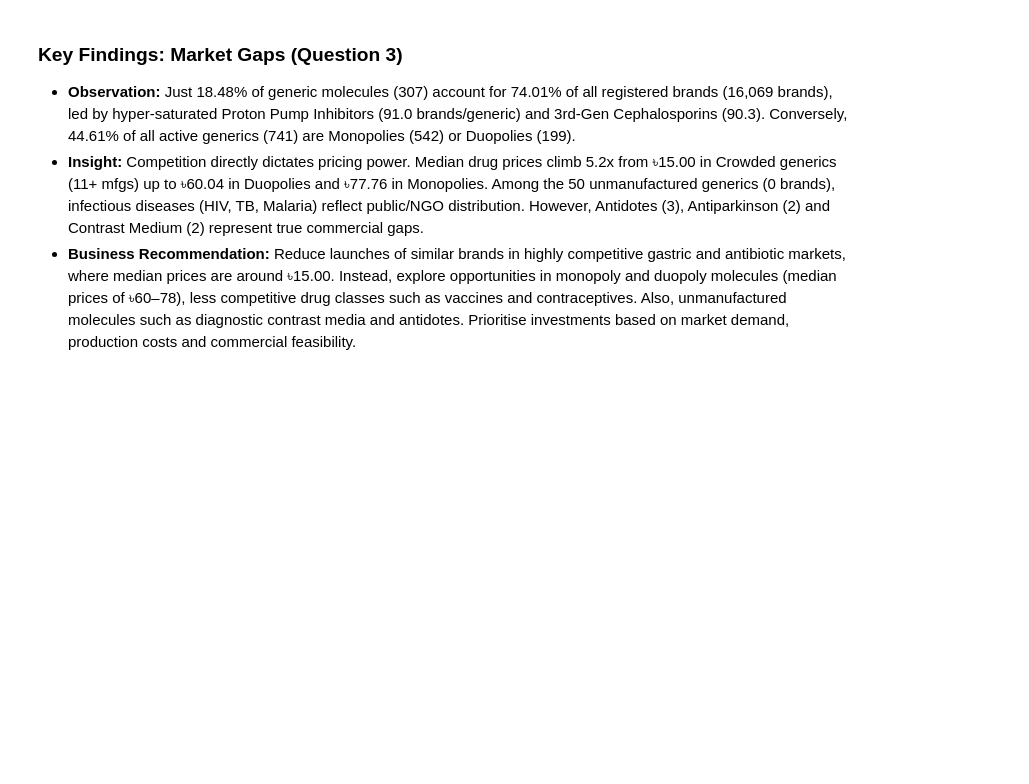
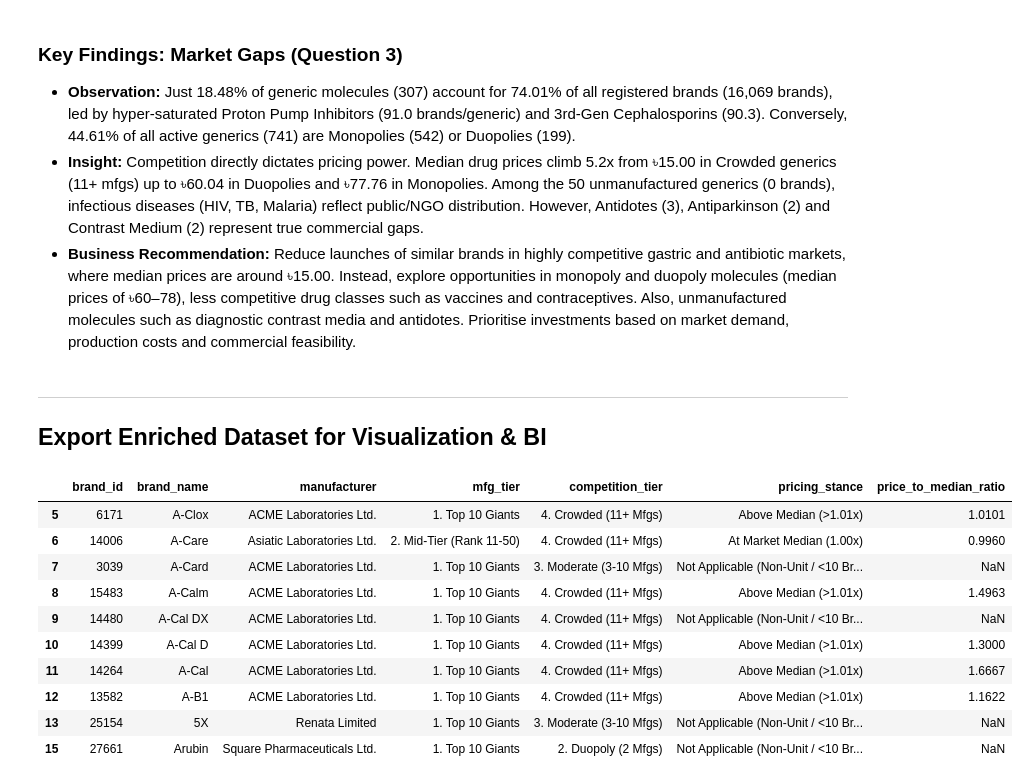
Before and after one commit to nbakh16/pharma-market-analysis-bd, a Jupyter notebook: notebooks/02_exploratory_market_analysis.ipynb, the cells around one changed output. Drawn from its saved outputs; the diff is of its cells as text; code cells hidden in the pictures; blank space fills up the shorter version.

Commit message:
enriched master medicines dataset for visualization & BI

```diff
--- a/notebooks/02_exploratory_market_analysis.ipynb
+++ b/notebooks/02_exploratory_market_analysis.ipynb
@@ -458,3 +461,43 @@ display(competition_summary)
 * **Observation:** Just 18.48% of generic molecules (307) account for 74.01% of all registered brands (16,069 brands), led by hyper-saturated Proton Pump Inhibitors (91.0 brands/generic) and 3rd-Gen Cephalosporins (90.3). Conversely, 44.61% of all active generics (741) are Monopolies (542) or Duopolies (199).
 * **Insight:** Competition directly dictates pricing power. Median drug prices climb 5.2x from ৳15.00 in Crowded generics (11+ mfgs) up to ৳60.04 in Duopolies and ৳77.76 in Monopolies. Among the 50 unmanufactured generics (0 brands), infectious diseases (HIV, TB, Malaria) reflect public/NGO distribution. However, Antidotes (3), Antiparkinson (2) and Contrast Medium (2) represent true commercial gaps.
 * **Business Recommendation:** Reduce launches of similar brands in highly competitive gastric and antibiotic markets, where median prices are around ৳15.00. Instead, explore opportunities in monopoly and duopoly molecules (median prices of ৳60–78), less competitive drug classes such as vaccines and contraceptives. Also, unmanufactured molecules such as diagnostic contrast media and antidotes. Prioritise investments based on market demand, production costs and commercial feasibility.
+# %% [markdown]
+---
+## Export Enriched Dataset for Visualization & BI
+# %%
+# display(df.info())
+# display(unit_brands_compared.info())
+df['competition_tier'] = df['generic'].map(
+    generic_competition.set_index('generic')['competition_tier']
+)
+
+df['pricing_stance'] = df['brand_id'].map(
+    unit_brands_compared.set_index('brand_id')['pricing_stance']
+).fillna('Not Applicable (Non-Unit / <10 Brands)')
+
+df['price_to_median_ratio'] = df['brand_id'].map(
+    unit_brands_compared.set_index('brand_id')['price_to_median_ratio']
+).round(4)
+
+# Export
+df.to_csv(
+    '../data/processed/master_medicines_enriched.csv',
+    index=False
+)
+
+display(df[['brand_id', 'brand_name', 'manufacturer', 'mfg_tier', 'competition_tier', 'pricing_stance', 'price_to_median_ratio']]
+        [df['pricing_basis']=='per_unit']
+        .head(10)
+)
+# %% [output]
+|  | brand_id | brand_name | manufacturer | mfg_tier | competition_tier | pricing_stance | price_to_median_ratio |
+| 5 | 6171 | A-Clox | ACME Laboratories Ltd. | 1. Top 10 Giants | 4. Crowded (11+ Mfgs) | Above Median (>1.01x) | 1.0101 |
+| 6 | 14006 | A-Care | Asiatic Laboratories Ltd. | 2. Mid-Tier (Rank 11-50) | 4. Crowded (11+ Mfgs) | At Market Median (1.00x) | 0.9960 |
+| 7 | 3039 | A-Card | ACME Laboratories Ltd. | 1. Top 10 Giants | 3. Moderate (3-10 Mfgs) | Not Applicable (Non-Unit / <10 Br... | NaN |
+| 8 | 15483 | A-Calm | ACME Laboratories Ltd. | 1. Top 10 Giants | 4. Crowded (11+ Mfgs) | Above Median (>1.01x) | 1.4963 |
+| 9 | 14480 | A-Cal DX | ACME Laboratories Ltd. | 1. Top 10 Giants | 4. Crowded (11+ Mfgs) | Not Applicable (Non-Unit / <10 Br... | NaN |
+| 10 | 14399 | A-Cal D | ACME Laboratories Ltd. | 1. Top 10 Giants | 4. Crowded (11+ Mfgs) | Above Median (>1.01x) | 1.3000 |
+| 11 | 14264 | A-Cal | ACME Laboratories Ltd. | 1. Top 10 Giants | 4. Crowded (11+ Mfgs) | Above Median (>1.01x) | 1.6667 |
+| 12 | 13582 | A-B1 | ACME Laboratories Ltd. | 1. Top 10 Giants | 4. Crowded (11+ Mfgs) | Above Median (>1.01x) | 1.1622 |
+| 13 | 25154 | 5X | Renata Limited | 1. Top 10 Giants | 3. Moderate (3-10 Mfgs) | Not Applicable (Non-Unit / <10 Br... | NaN |
+| 15 | 27661 | Arubin | Square Pharmaceuticals Ltd. | 1. Top 10 Giants | 2. Duopoly (2 Mfgs) | Not Applicable (Non-Unit / <10 Br... | NaN |
```
Also changed, not shown: parts of 3 cells of this notebook, 1 other file.
